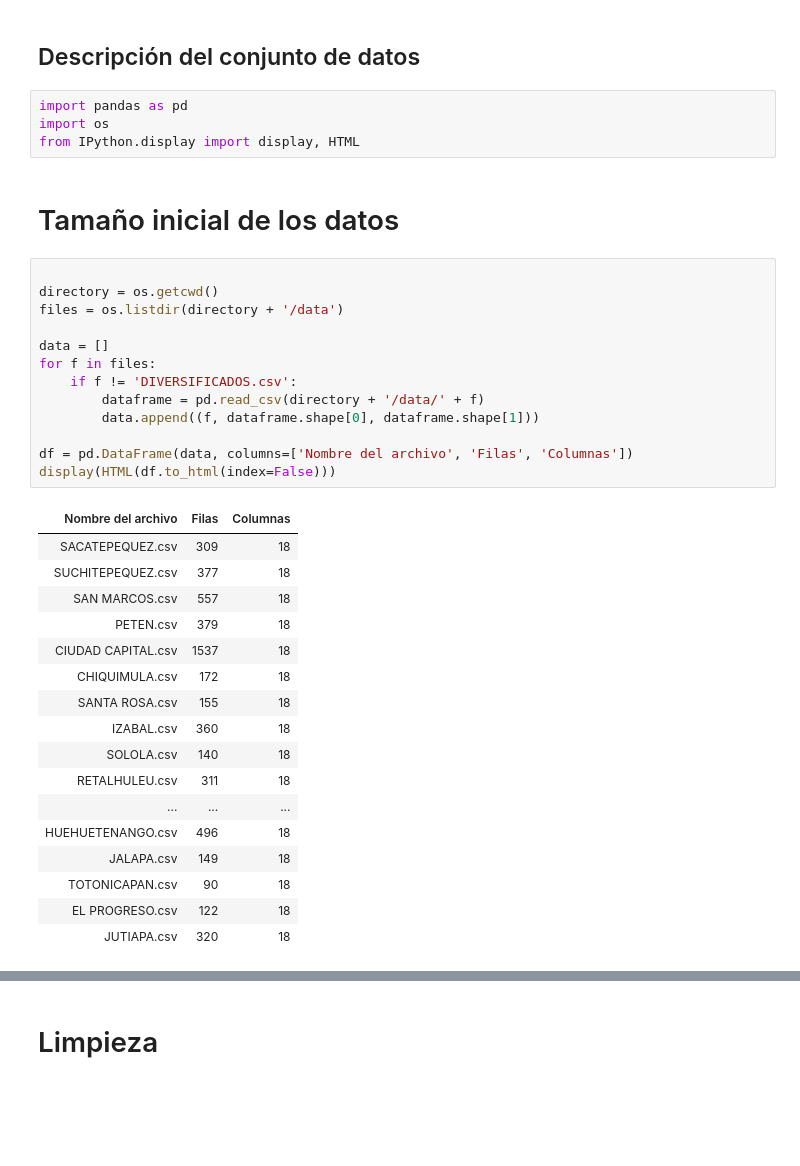
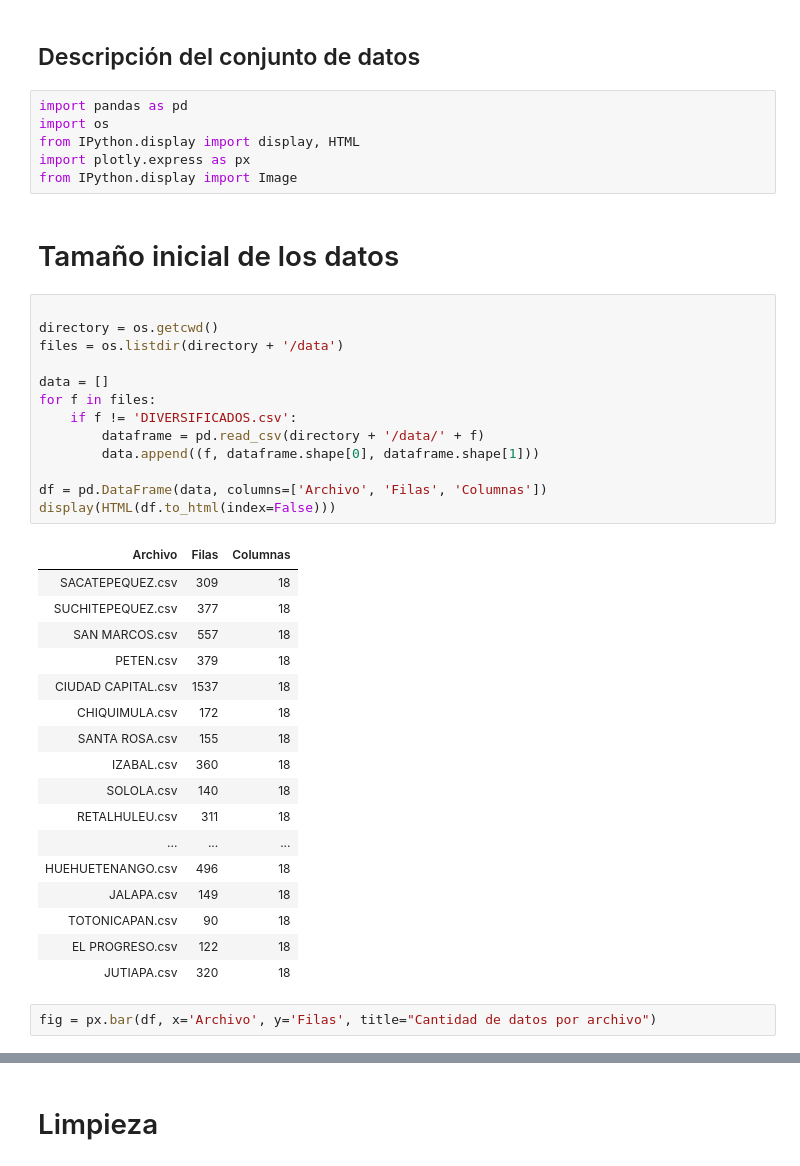
Before and after one commit to MGonza20/Proyecto1_DataScience, a Jupyter notebook: entrega01.ipynb, the cells around one changed output, grey strips where cells are left out. Drawn from its saved outputs; the diff is of its cells as text; blank space fills up the shorter version.

```diff
--- a/entrega01.ipynb
+++ b/entrega01.ipynb
@@ -4,23 +4,25 @@
 import pandas as pd
 import os
 from IPython.display import display, HTML
+import plotly.express as px
+from IPython.display import Image
 # %% [markdown]
 # Tamaño inicial de los datos
 # %%
 
 directory = os.getcwd()
 files = os.listdir(directory + '/data')
 
 data = []
 for f in files:
     if f != 'DIVERSIFICADOS.csv':
         dataframe = pd.read_csv(directory + '/data/' + f)
         data.append((f, dataframe.shape[0], dataframe.shape[1]))
 
-df = pd.DataFrame(data, columns=['Nombre del archivo', 'Filas', 'Columnas'])
+df = pd.DataFrame(data, columns=['Archivo', 'Filas', 'Columnas'])
 display(HTML(df.to_html(index=False)))
 # %% [output]
-| Nombre del archivo | Filas | Columnas |
+| Archivo | Filas | Columnas |
 | SACATEPEQUEZ.csv | 309 | 18 |
 | SUCHITEPEQUEZ.csv | 377 | 18 |
 | SAN MARCOS.csv | 557 | 18 |
@@ -37,3 +39,5 @@ display(HTML(df.to_html(index=False)))
 | TOTONICAPAN.csv | 90 | 18 |
 | EL PROGRESO.csv | 122 | 18 |
 | JUTIAPA.csv | 320 | 18 |
+# %%
+fig = px.bar(df, x='Archivo', y='Filas', title="Cantidad de datos por archivo")
```
Also changed, not shown: parts of 1 cell of this notebook, 1 other file.
